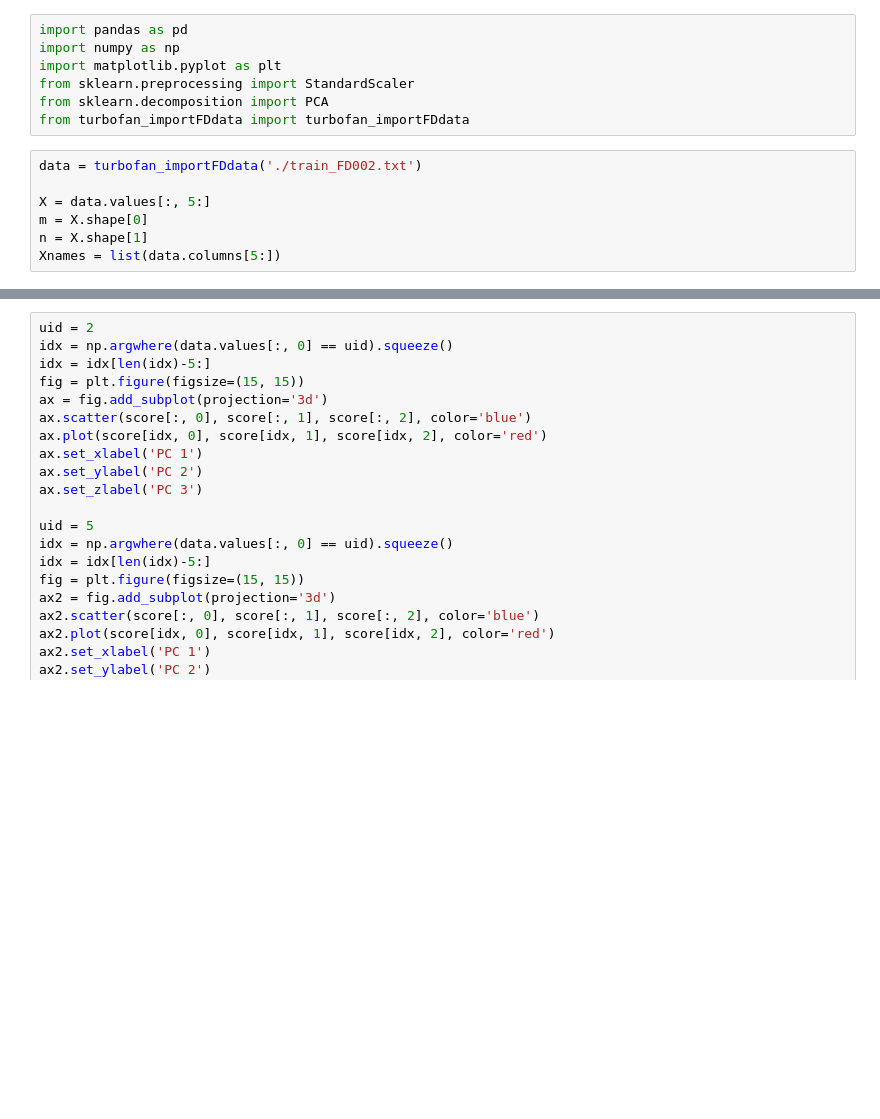
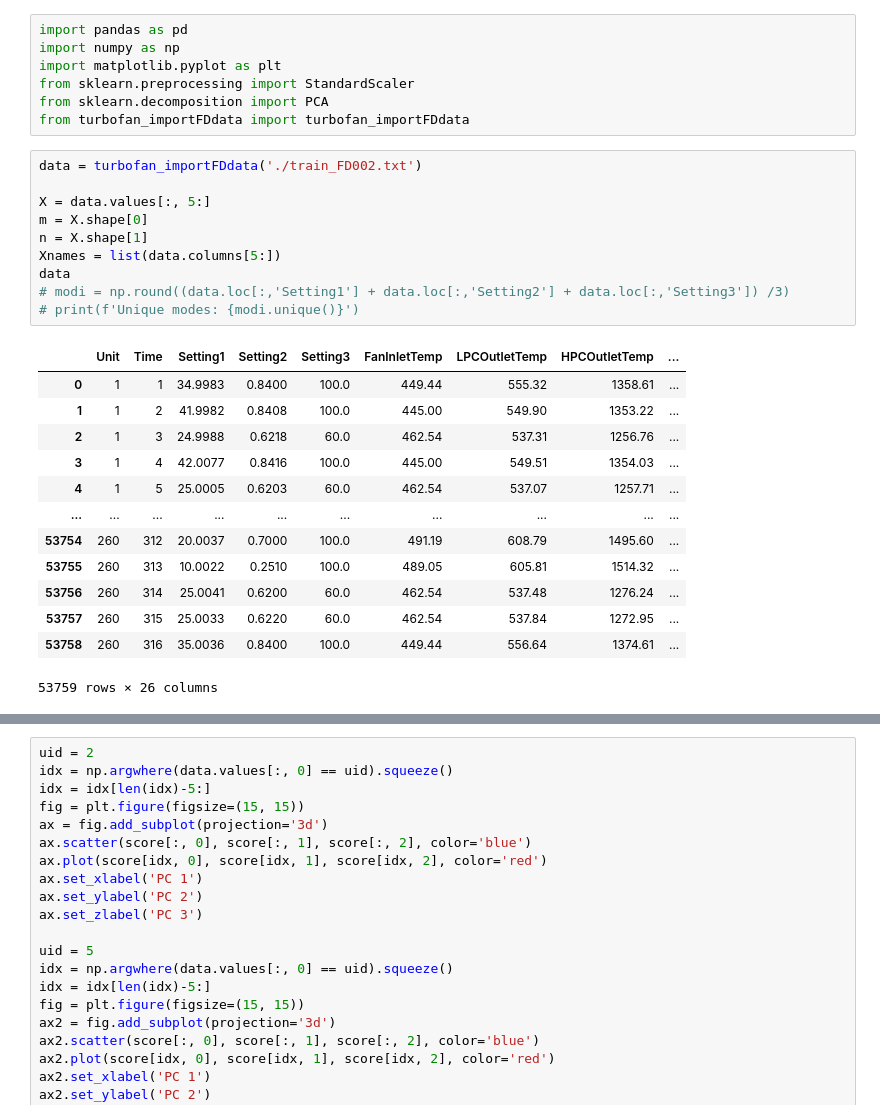
Before and after one commit to mfranzreb/DDMML_project, a Jupyter notebook: Turbofan/Project_Marvin.ipynb, the cells around one changed output, grey strips where cells are left out. Cells and saved outputs as stored; diff of their text form; blank space fills up the shorter version.

```diff
--- a/Turbofan/Project_Marvin.ipynb
+++ b/Turbofan/Project_Marvin.ipynb
@@ -8,7 +8,24 @@ from turbofan_importFDdata import turbofan_importFDdata
 # %%
 data = turbofan_importFDdata('./train_FD002.txt')
 
 X = data.values[:, 5:]
 m = X.shape[0]
 n = X.shape[1]
 Xnames = list(data.columns[5:])
+data
+# modi = np.round((data.loc[:,'Setting1'] + data.loc[:,'Setting2'] + data.loc[:,'Setting3']) /3)
+# print(f'Unique modes: {modi.unique()}')
+# %% [output]
+|  | Unit | Time | Setting1 | Setting2 | Setting3 | FanInletTemp | LPCOutletTemp | HPCOutletTemp | ... |
+| 0 | 1 | 1 | 34.9983 | 0.8400 | 100.0 | 449.44 | 555.32 | 1358.61 | ... |
+| 1 | 1 | 2 | 41.9982 | 0.8408 | 100.0 | 445.00 | 549.90 | 1353.22 | ... |
+| 2 | 1 | 3 | 24.9988 | 0.6218 | 60.0 | 462.54 | 537.31 | 1256.76 | ... |
+| 3 | 1 | 4 | 42.0077 | 0.8416 | 100.0 | 445.00 | 549.51 | 1354.03 | ... |
+| 4 | 1 | 5 | 25.0005 | 0.6203 | 60.0 | 462.54 | 537.07 | 1257.71 | ... |
+| ... | ... | ... | ... | ... | ... | ... | ... | ... | ... |
+| 53754 | 260 | 312 | 20.0037 | 0.7000 | 100.0 | 491.19 | 608.79 | 1495.60 | ... |
+| 53755 | 260 | 313 | 10.0022 | 0.2510 | 100.0 | 489.05 | 605.81 | 1514.32 | ... |
+| 53756 | 260 | 314 | 25.0041 | 0.6200 | 60.0 | 462.54 | 537.48 | 1276.24 | ... |
+| 53757 | 260 | 315 | 25.0033 | 0.6220 | 60.0 | 462.54 | 537.84 | 1272.95 | ... |
+| 53758 | 260 | 316 | 35.0036 | 0.8400 | 100.0 | 449.44 | 556.64 | 1374.61 | ... |
+53759 rows × 26 columns
```
Also changed, not shown: parts of 5 cells of this notebook, 2 other files.
